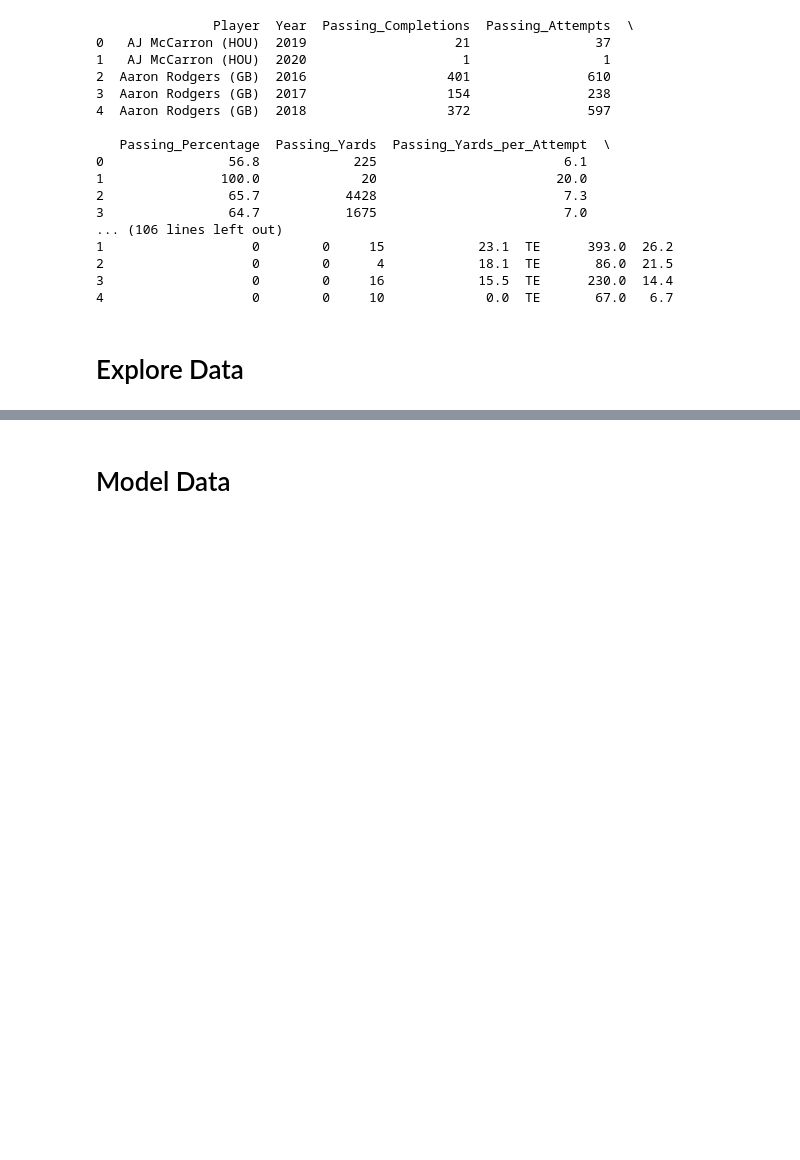
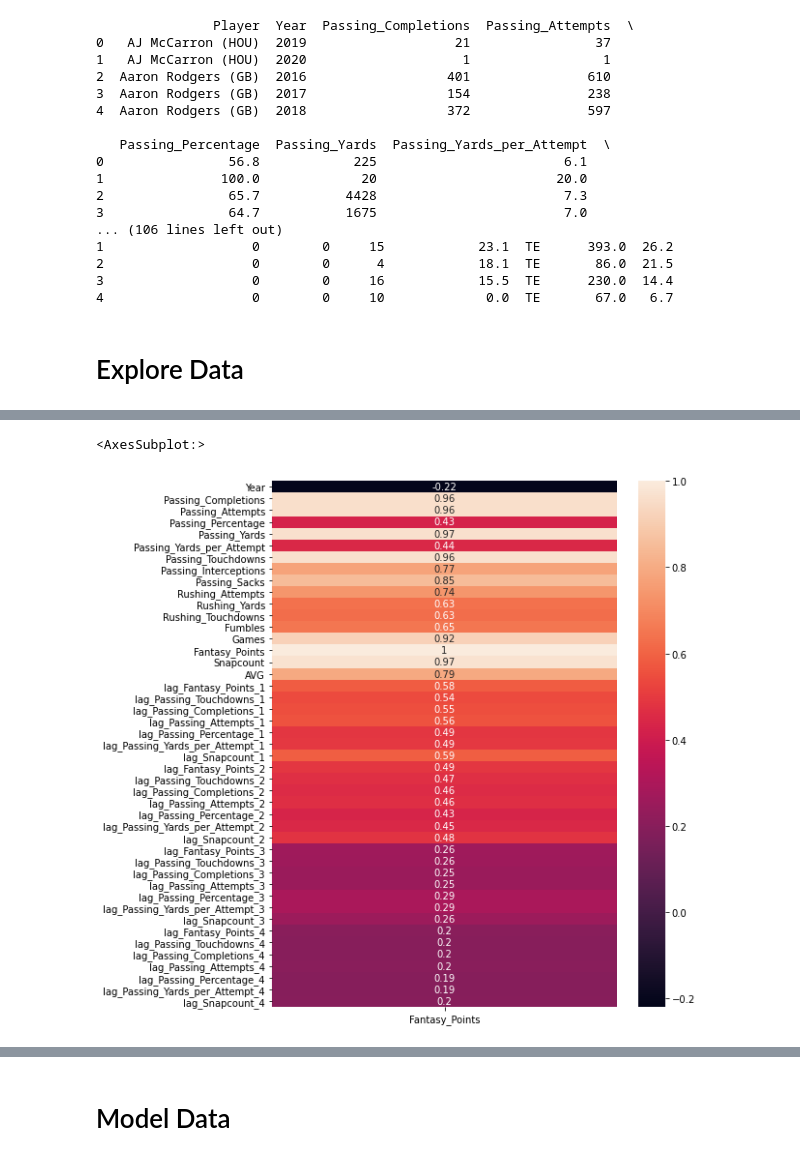
Before and after one commit to AlexanderCrisler/Data-Science-Final-Project, a Jupyter notebook: final_project.ipynb, the cells around one changed output, grey strips where cells are left out. Cells and saved outputs as stored; diff of their text form; code cells hidden in the pictures; blank space fills up the shorter version.

```diff
--- a/final_project.ipynb
+++ b/final_project.ipynb
@@ -383,0 +391,6 @@ lag_Receiving_Yards_per_Reception_5             NaN
+# %%
+plt.figure(figsize=(8, 10))
+sns.heatmap(pos_dfs['qb'].corr()[['Fantasy_Points']], annot=True)
+# %% [output]
+<AxesSubplot:>
+[figure, added]
```
Also changed, not shown: parts of 10 cells of this notebook.
